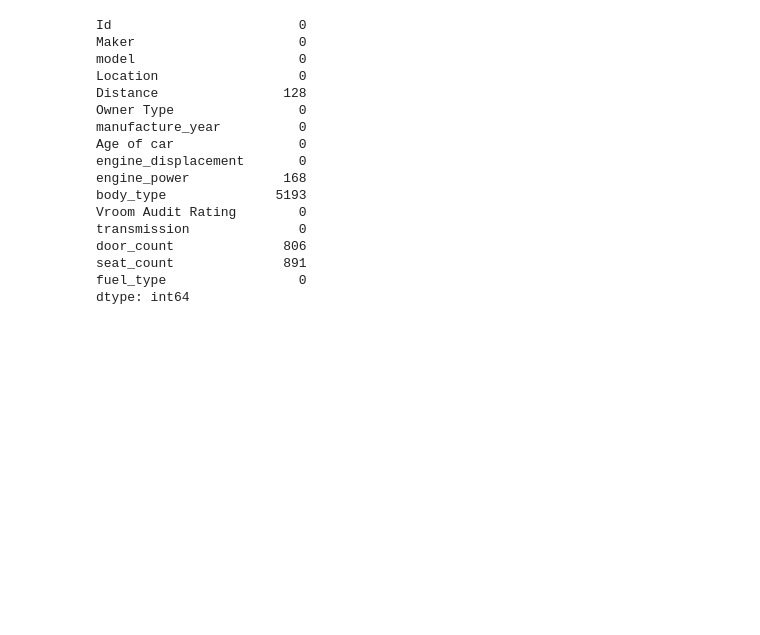
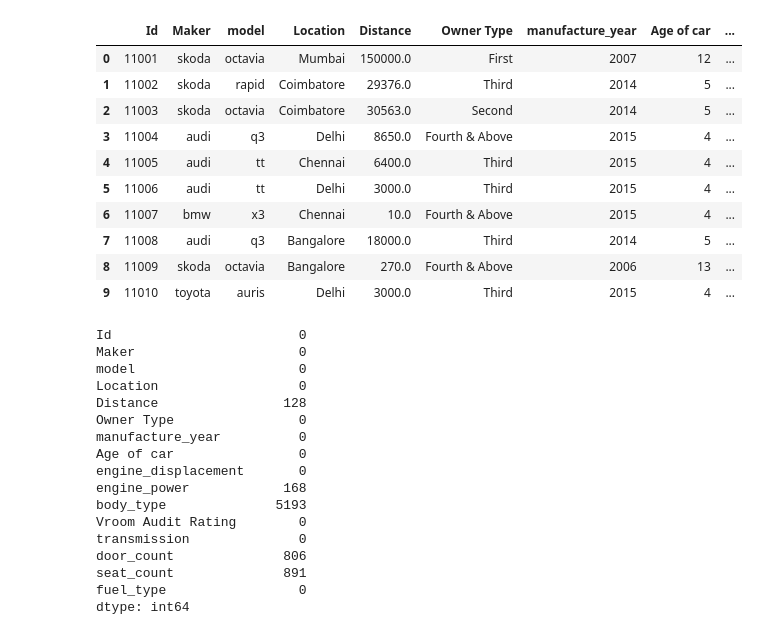
Before and after one commit to khalidrazaa/Car_price_pridiction_ml_model-lr, a Jupyter notebook: main.ipynb, the cells around one changed output. Drawn from its saved outputs; the diff is of its cells as text; code cells hidden in the pictures; blank space fills up the shorter version.

```diff
--- a/main.ipynb
+++ b/main.ipynb
@@ -20,3 +55,17 @@ test_data.columns = test_data.columns.str.strip()
+# %%
+test_data.head(10)
+# %% [output]
+|  | Id | Maker | model | Location | Distance | Owner Type | manufacture_year | Age of car | ... |
+| 0 | 11001 | skoda | octavia | Mumbai | 150000.0 | First | 2007 | 12 | ... |
+| 1 | 11002 | skoda | rapid | Coimbatore | 29376.0 | Third | 2014 | 5 | ... |
+| 2 | 11003 | skoda | octavia | Coimbatore | 30563.0 | Second | 2014 | 5 | ... |
+| 3 | 11004 | audi | q3 | Delhi | 8650.0 | Fourth & Above | 2015 | 4 | ... |
+| 4 | 11005 | audi | tt | Chennai | 6400.0 | Third | 2015 | 4 | ... |
+| 5 | 11006 | audi | tt | Delhi | 3000.0 | Third | 2015 | 4 | ... |
+| 6 | 11007 | bmw | x3 | Chennai | 10.0 | Fourth & Above | 2015 | 4 | ... |
+| 7 | 11008 | audi | q3 | Bangalore | 18000.0 | Third | 2014 | 5 | ... |
+| 8 | 11009 | skoda | octavia | Bangalore | 270.0 | Fourth & Above | 2006 | 13 | ... |
+| 9 | 11010 | toyota | auris | Delhi | 3000.0 | Third | 2015 | 4 | ... |
 # %%
 training_data.isnull().sum()
 test_data.isnull().sum()
```
Also changed, not shown: parts of 2 cells of this notebook, 1 other file.
